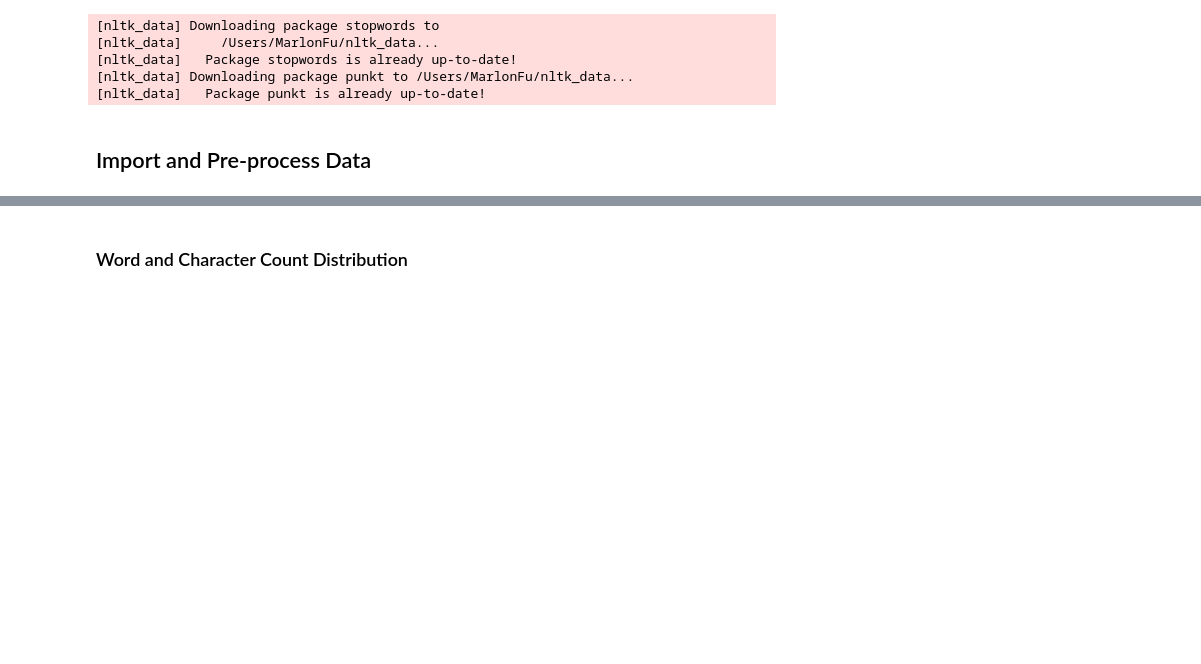
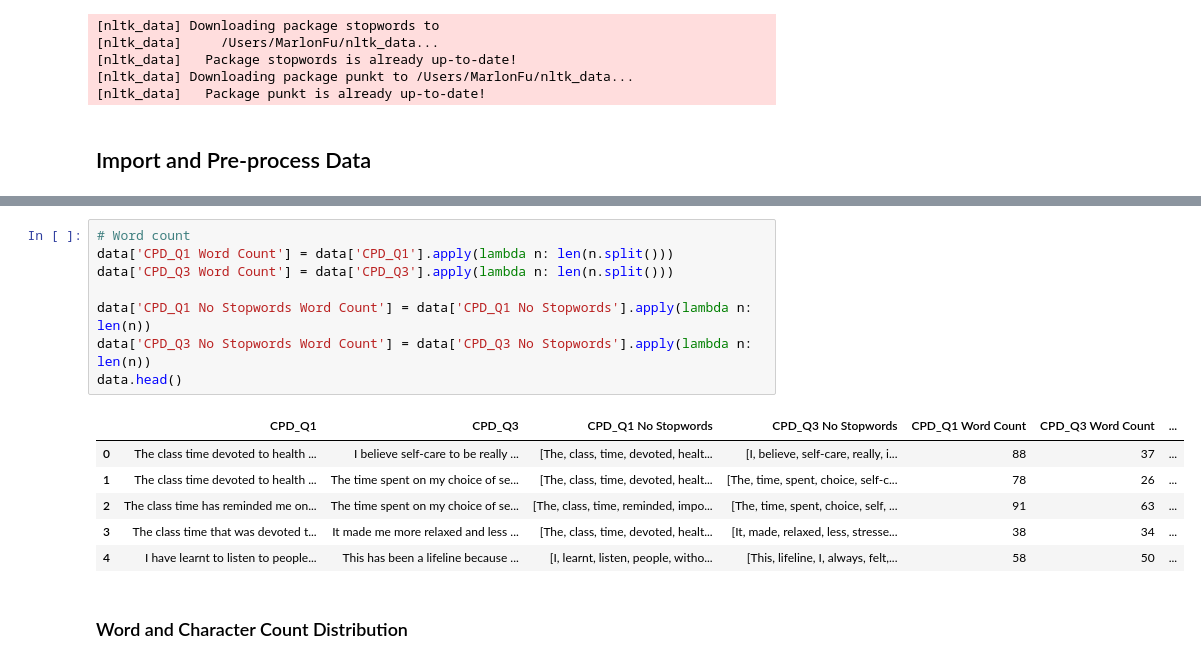
Before and after one commit to bellaachang/UW-Pharm-NLP, a Jupyter notebook: marlon_EDA.ipynb, the cells around one changed output, grey strips where cells are left out. Cells and saved outputs as stored; diff of their text form; blank space fills up the shorter version.

```diff
--- a/marlon_EDA.ipynb
+++ b/marlon_EDA.ipynb
@@ -67,2 +85,17 @@ stopwords = list(stopwords)
+# %%
+# Word count
+data['CPD_Q1 Word Count'] = data['CPD_Q1'].apply(lambda n: len(n.split()))
+data['CPD_Q3 Word Count'] = data['CPD_Q3'].apply(lambda n: len(n.split()))
+
+data['CPD_Q1 No Stopwords Word Count'] = data['CPD_Q1 No Stopwords'].apply(lambda n: len(n))
+data['CPD_Q3 No Stopwords Word Count'] = data['CPD_Q3 No Stopwords'].apply(lambda n: len(n))
+data.head()
+# %% [output]
+|  | CPD_Q1 | CPD_Q3 | CPD_Q1 No Stopwords | CPD_Q3 No Stopwords | CPD_Q1 Word Count | CPD_Q3 Word Count | ... |
+| 0 | The class time devoted to health ... | I believe self-care to be really ... | [The, class, time, devoted, healt... | [I, believe, self-care, really, i... | 88 | 37 | ... |
+| 1 | The class time devoted to health ... | The time spent on my choice of se... | [The, class, time, devoted, healt... | [The, time, spent, choice, self-c... | 78 | 26 | ... |
+| 2 | The class time has reminded me on... | The time spent on my choice of se... | [The, class, time, reminded, impo... | [The, time, spent, choice, self, ... | 91 | 63 | ... |
+| 3 | The class time that was devoted t... | It made me more relaxed and less ... | [The, class, time, devoted, healt... | [It, made, relaxed, less, stresse... | 38 | 34 | ... |
+| 4 | I have learnt to listen to people... | This has been a lifeline because ... | [I, learnt, listen, people, witho... | [This, lifeline, I, always, felt,... | 58 | 50 | ... |
 # %% [markdown]
 ### Word and Character Count Distribution
```
Also changed, not shown: parts of 5 cells of this notebook, 2 other files.
